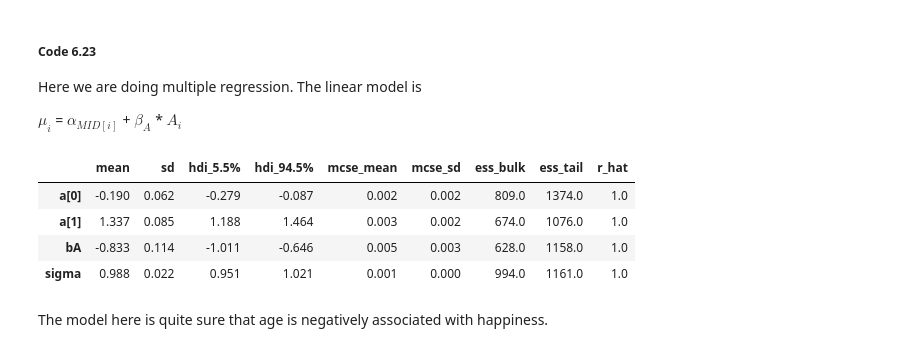
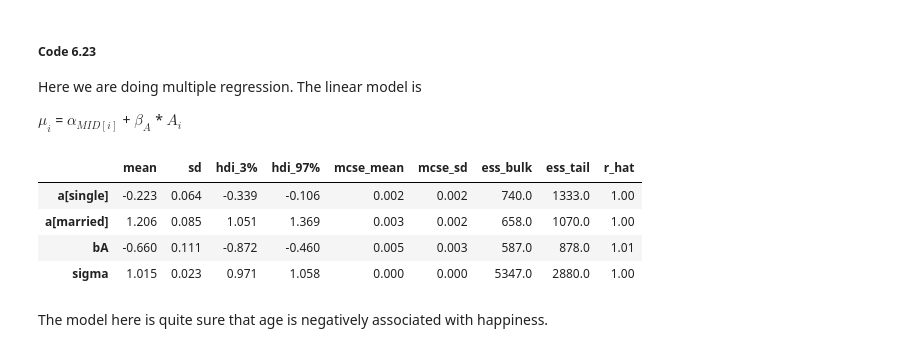
Before and after one commit to qpsy/rethinking-tfp2, a Jupyter notebook: 06_the_haunted_dag_and_the_causal_terror-2.ipynb, the cells around one changed output. Cells and saved outputs as stored; diff of their text form; code cells hidden in the pictures.

```diff
--- a/06_the_haunted_dag_and_the_causal_terror-2.ipynb
+++ b/06_the_haunted_dag_and_the_causal_terror-2.ipynb
@@ -992,31 +965,0 @@ jdc_6_9 = model_6_9(mid=tdf.mid, A=tdf.A)
-# %%
-NUM_CHAINS_FOR_6_9 = 2
-
-init_state = [
-    tf.ones([NUM_CHAINS_FOR_6_9, 2]),
-    tf.zeros([NUM_CHAINS_FOR_6_9]),
-    tf.ones([NUM_CHAINS_FOR_6_9]),
-]
-
-bijectors = [tfb.Identity(), tfb.Identity(), tfb.Exp()]
-
-observed_value = (tdf.happiness,)
-
-posterior_6_9, trace_6_9 = sample_posterior(
-    jdc_6_9,
-    observed_data=observed_value,
-    num_chains=NUM_CHAINS_FOR_6_9,
-    init_state=init_state,
-    bijectors=bijectors,
-    num_samples=2000,
-    burnin=1000,
-    params=["a", "bA", "sigma"],
-)
-
-az.summary(trace_6_9, hdi_prob=0.89)
-# %% [output]
-|  | mean | sd | hdi_5.5% | hdi_94.5% | mcse_mean | mcse_sd | ess_bulk | ess_tail | r_hat |
-| a[0] | -0.190 | 0.062 | -0.279 | -0.087 | 0.002 | 0.002 | 809.0 | 1374.0 | 1.0 |
-| a[1] | 1.337 | 0.085 | 1.188 | 1.464 | 0.003 | 0.002 | 674.0 | 1076.0 | 1.0 |
-| bA | -0.833 | 0.114 | -1.011 | -0.646 | 0.005 | 0.003 | 628.0 | 1158.0 | 1.0 |
-| sigma | 0.988 | 0.022 | 0.951 | 1.021 | 0.001 | 0.000 | 994.0 | 1161.0 | 1.0 |
@@ -1023,3 +973,33 @@ az.summary(trace_6_9, hdi_prob=0.89)
+# %%
+@jax.jit
+def sample_post_69(init_state, seed):
+    kernel = tfp.mcmc.NoUTurnSampler(target_log_prob_69, 1e-3)
+
+    return tfp.mcmc.sample_chain(
+            num_results=1000,
+            current_state=init_state,
+            kernel=kernel,
+            num_burnin_steps=1000,
+            trace_fn=None, seed=seed)
+# %%
+num_chains = 4
+init_state_69 = jd_69_pd.sample_unpinned(num_chains, seed=key())
+# %%
+post_69 = sample_post_69(init_state_69, key())
+# %%
+post_69_dict = {k: jnp.moveaxis(v, 0, 1) for k, v in post_69._asdict().items()}
+dict_69 = dict(posterior=post_69_dict,
+               dims={"a": ["mid"]},
+               coords={"mid": ["single", "married"]})
+idata_69 = az.from_dict(**dict_69)
+# %%
+az.summary(idata_69)
+# %% [output]
+|  | mean | sd | hdi_3% | hdi_97% | mcse_mean | mcse_sd | ess_bulk | ess_tail | r_hat |
+| a[single] | -0.223 | 0.064 | -0.339 | -0.106 | 0.002 | 0.002 | 740.0 | 1333.0 | 1.00 |
+| a[married] | 1.206 | 0.085 | 1.051 | 1.369 | 0.003 | 0.002 | 658.0 | 1070.0 | 1.00 |
+| bA | -0.660 | 0.111 | -0.872 | -0.460 | 0.005 | 0.003 | 587.0 | 878.0 | 1.01 |
+| sigma | 1.015 | 0.023 | 0.971 | 1.058 | 0.000 | 0.000 | 5347.0 | 2880.0 | 1.00 |
 # %% [markdown]
 The model here is quite sure that age is negatively associated with happiness.
 # %% [markdown]
```
Also changed, not shown: parts of 67 cells of this notebook.
